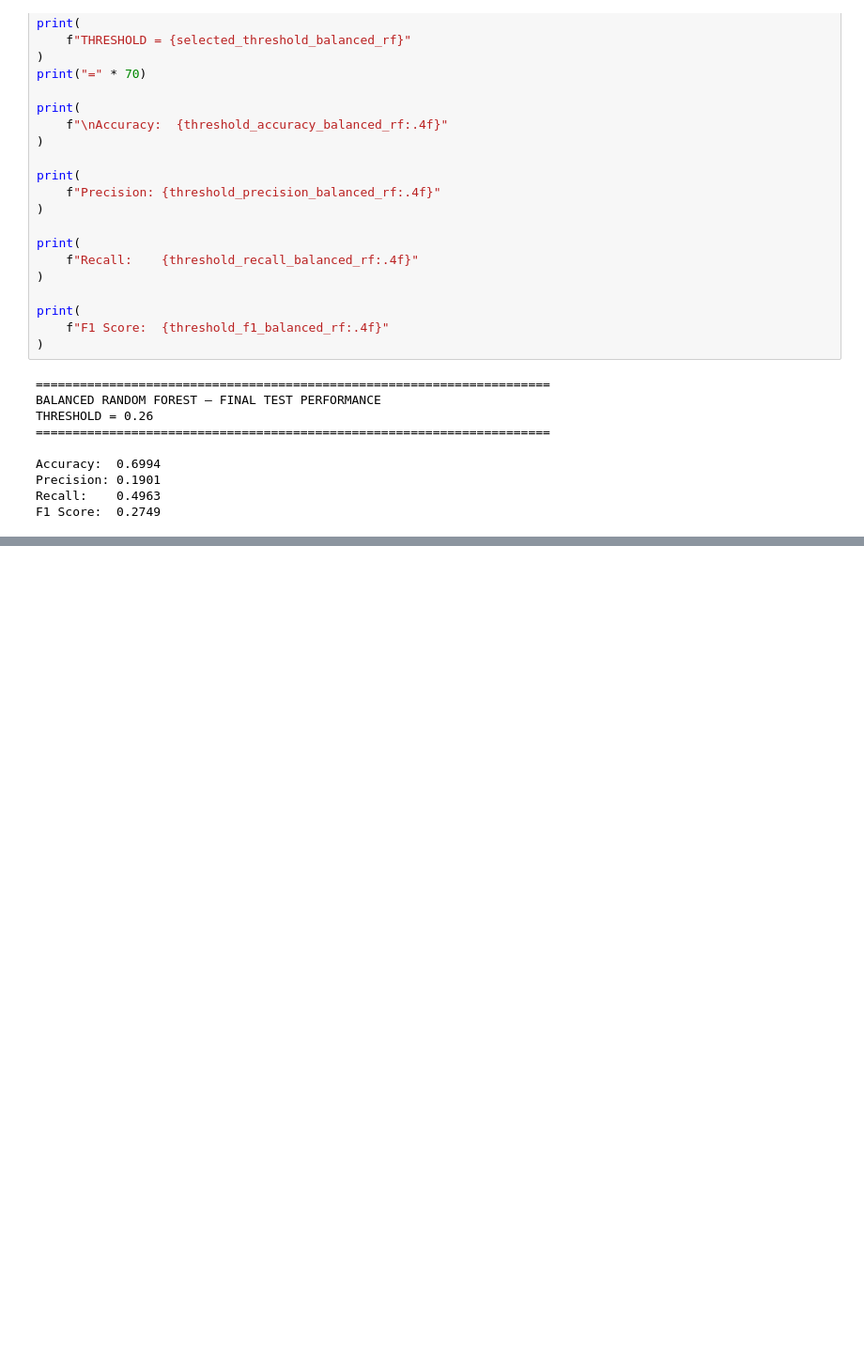
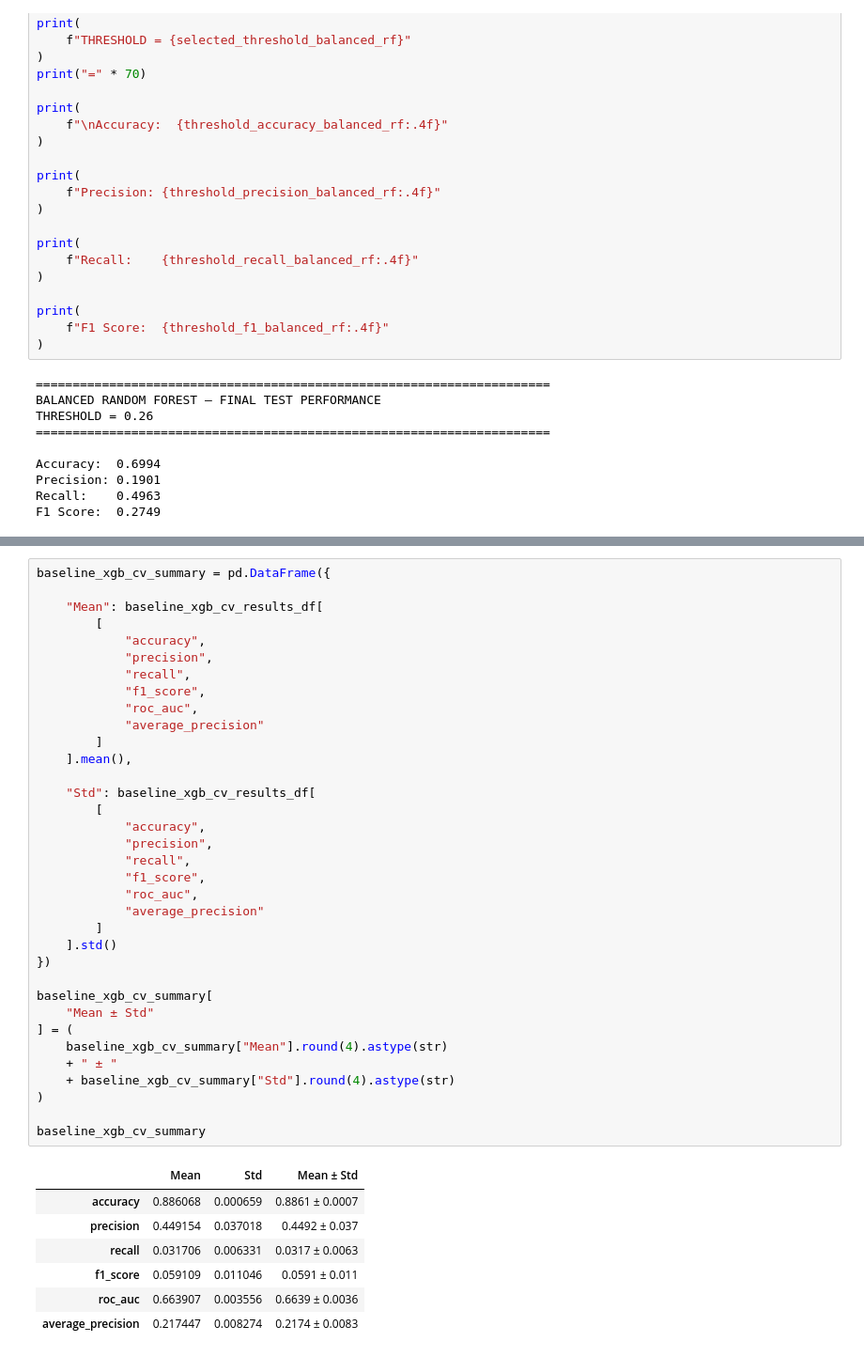
Before and after one commit to amanchaurasia512/diabetes-130-hospitals, a Jupyter notebook: Notebook/04_machine_learning_modeling.ipynb, the cells around one changed output, grey strips where cells are left out. Shown at 94% size. Cells and saved outputs as stored; diff of their text form; blank space fills up the shorter version.

```diff
--- a/Notebook/04_machine_learning_modeling.ipynb
+++ b/Notebook/04_machine_learning_modeling.ipynb
@@ -5012,0 +5717,43 @@ F1 Score:  0.2749
+# %%
+baseline_xgb_cv_summary = pd.DataFrame({
+
+    "Mean": baseline_xgb_cv_results_df[
+        [
+            "accuracy",
+            "precision",
+            "recall",
+            "f1_score",
+            "roc_auc",
+            "average_precision"
+        ]
+    ].mean(),
+
+    "Std": baseline_xgb_cv_results_df[
+        [
+            "accuracy",
+            "precision",
+            "recall",
+            "f1_score",
+            "roc_auc",
+            "average_precision"
+        ]
+    ].std()
+})
+
+baseline_xgb_cv_summary[
+    "Mean ± Std"
+] = (
+    baseline_xgb_cv_summary["Mean"].round(4).astype(str)
+    + " ± "
+    + baseline_xgb_cv_summary["Std"].round(4).astype(str)
+)
+
+baseline_xgb_cv_summary
+# %% [output]
+|  | Mean | Std | Mean ± Std |
+| accuracy | 0.886068 | 0.000659 | 0.8861 ± 0.0007 |
+| precision | 0.449154 | 0.037018 | 0.4492 ± 0.037 |
+| recall | 0.031706 | 0.006331 | 0.0317 ± 0.0063 |
+| f1_score | 0.059109 | 0.011046 | 0.0591 ± 0.011 |
+| roc_auc | 0.663907 | 0.003556 | 0.6639 ± 0.0036 |
+| average_precision | 0.217447 | 0.008274 | 0.2174 ± 0.0083 |
```
Also changed, not shown: parts of 25 cells of this notebook.
